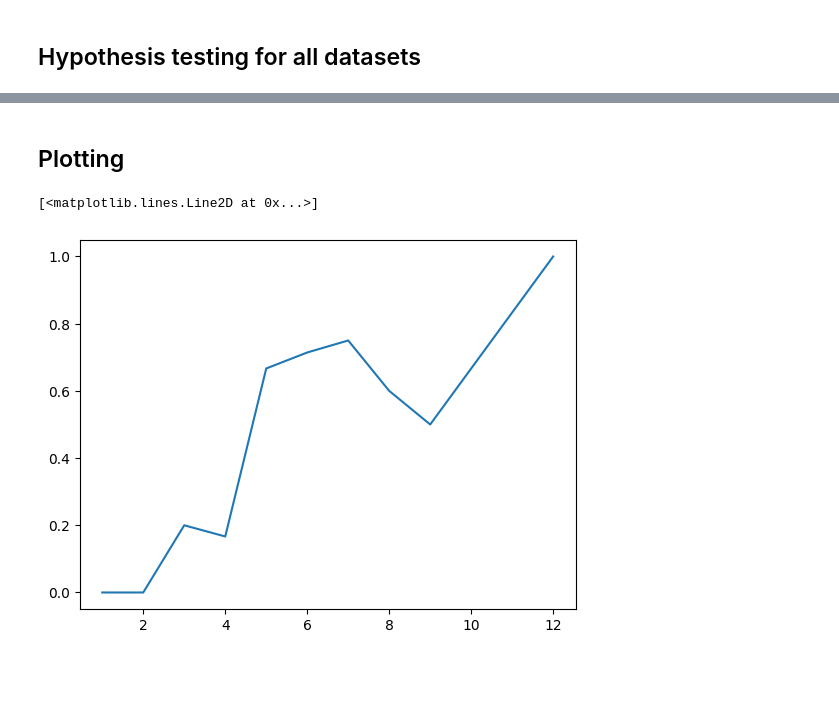
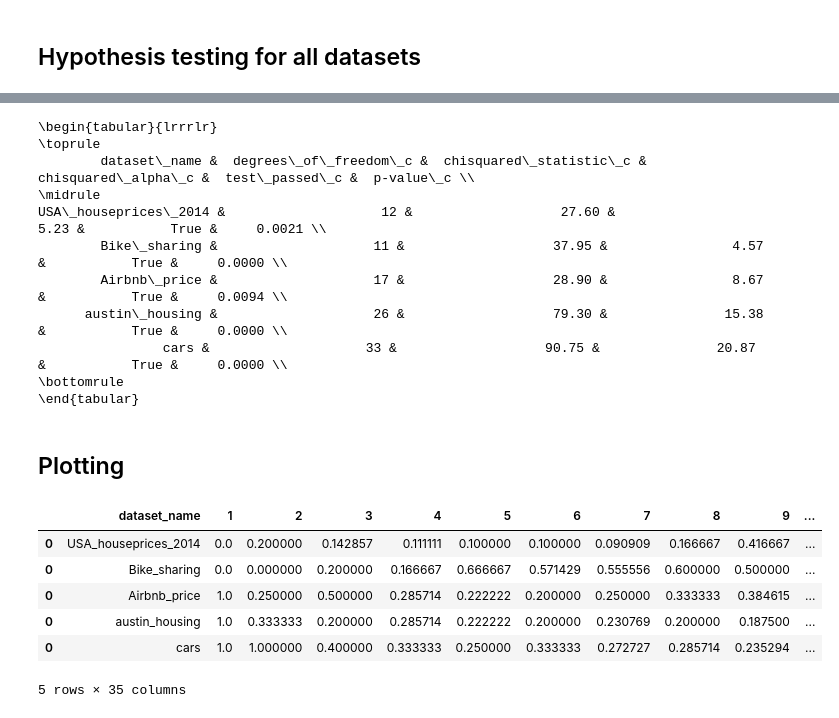
Before and after one commit to jorgedelpozolerida/KDS_Statistics_GroupProject, a Jupyter notebook: src/hypothesis_testing/evaluationmetrics_and_hypothesistesting.ipynb, the cells around one changed output, grey strips where cells are left out. Drawn from its saved outputs; the diff is of its cells as text; code cells hidden in the pictures; blank space fills up the shorter version.

```diff
--- a/src/hypothesis_testing/evaluationmetrics_and_hypothesistesting.ipynb
+++ b/src/hypothesis_testing/evaluationmetrics_and_hypothesistesting.ipynb
@@ -192,19 +243,0 @@ def perform_hypothesistest(all_ranks_all_methods_long, dataset_name, alpha = 0.0
-# %%
-results = []
-fig, ax = plt.subplots(figsize=(16, 8), dpi=80)
-
-for dataset_name in all_ranks_all_methods_long['dataset'].unique():
-
-    # Perform hypothesis test
-    W, k_overlaps, chisquared_statistic,chisquared_alpha, test_passed = perform_hypothesistest(all_ranks_all_methods_long, dataset_name)
-
-    # Ploting: k-overlaps
-    ax.plot(k_overlaps.keys(),k_overlaps.values(), label=dataset_name)
-
-    # Add all results to list
-    results.append(
-        [W, k_overlaps, chisquared_statistic,chisquared_alpha, test_passed]
-    )
-
-ax.legend()
-fig.savefig(os.path.join(project_path, 'img',"Topk_overlaps_alldataset.png") )
@@ -230,13 +305,26 @@ We reject null hypothesis and conclude that H1: W ≠ 0.
+# %%
+print(results_df[['dataset_name', 'degrees_of_freedom_c', 'chisquared_statistic_c', 'chisquared_alpha_c', 'test_passed_c', 'p-value_c']].to_latex(index=False))
+# %% [output]
+\begin{tabular}{lrrrlr}
+\toprule
+        dataset\_name &  degrees\_of\_freedom\_c &  chisquared\_statistic\_c &  chisquared\_alpha\_c &  test\_passed\_c &  p-value\_c \\
+\midrule
+USA\_houseprices\_2014 &                    12 &                   27.60 &                5.23 &           True &     0.0021 \\
+        Bike\_sharing &                    11 &                   37.95 &                4.57 &           True &     0.0000 \\
+        Airbnb\_price &                    17 &                   28.90 &                8.67 &           True &     0.0094 \\
+      austin\_housing &                    26 &                   79.30 &               15.38 &           True &     0.0000 \\
+                cars &                    33 &                   90.75 &               20.87 &           True &     0.0000 \\
+\bottomrule
+\end{tabular}
 # %% [markdown]
 ## Plotting
-# %%
-data = results[1][1]
-
-fig, ax = plt.subplots()
-
-x=data.keys()
-y=data.values()
-ax.plot(x,y)
-# %% [output]
-[<matplotlib.lines.Line2D at 0x...>]
-[figure, removed]
+# %%
+koverlaps_df.long
+# %% [output]
+|  | dataset_name | 1 | 2 | 3 | 4 | 5 | 6 | 7 | 8 | 9 | ... |
+| 0 | USA_houseprices_2014 | 0.0 | 0.200000 | 0.142857 | 0.111111 | 0.100000 | 0.100000 | 0.090909 | 0.166667 | 0.416667 | ... |
+| 0 | Bike_sharing | 0.0 | 0.000000 | 0.200000 | 0.166667 | 0.666667 | 0.571429 | 0.555556 | 0.600000 | 0.500000 | ... |
+| 0 | Airbnb_price | 1.0 | 0.250000 | 0.500000 | 0.285714 | 0.222222 | 0.200000 | 0.250000 | 0.333333 | 0.384615 | ... |
+| 0 | austin_housing | 1.0 | 0.333333 | 0.200000 | 0.285714 | 0.222222 | 0.200000 | 0.230769 | 0.200000 | 0.187500 | ... |
+| 0 | cars | 1.0 | 1.000000 | 0.400000 | 0.333333 | 0.250000 | 0.333333 | 0.272727 | 0.285714 | 0.235294 | ... |
+5 rows × 35 columns
```
Also changed, not shown: parts of 11 cells of this notebook.
